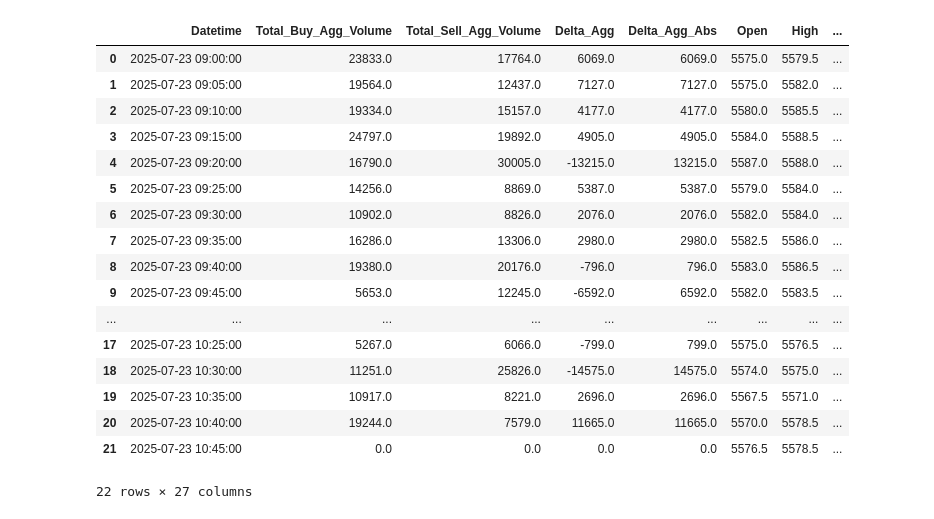
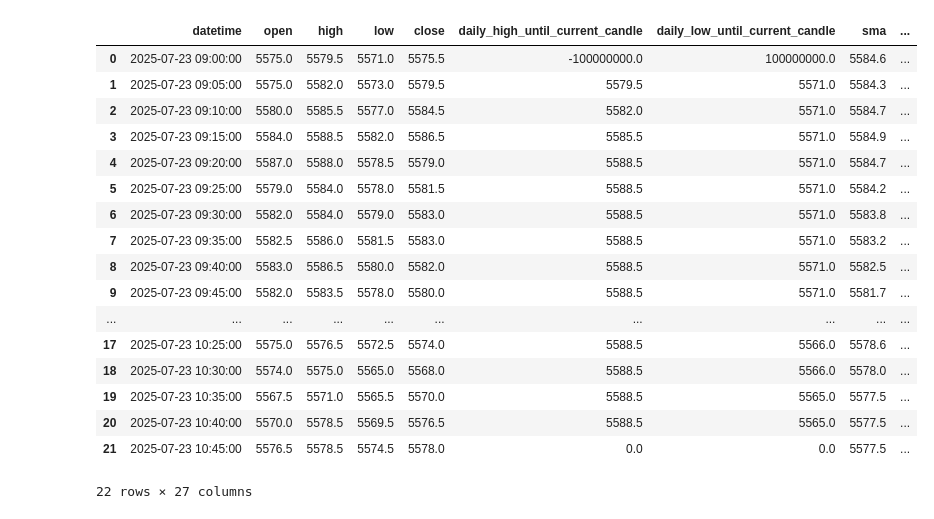
Before and after one commit to lucasfellipec/ml, a Jupyter notebook: ml.ipynb, the cells around one changed output. Cells and saved outputs as stored; diff of their text form; code cells hidden in the pictures.

```diff
--- a/ml.ipynb
+++ b/ml.ipynb
@@ -4,25 +4,25 @@ import plotly.graph_objects as go
 import numpy as np
 import seaborn as sns
 # %%
-df = pd.read_csv("tmp/debug.txt", delimiter="\t", low_memory=False)
-df["Datetime"] = pd.to_datetime(df["Datetime"])
+df = pd.read_csv("times_and_trades_bases/2025.07 inc/TT_NEG_WDO_2025_07_23 inc.txt.candles", delimiter="\t", low_memory=False)
+df["datetime"] = pd.to_datetime(df["datetime"])
 df
 # %% [output]
-|  | Datetime | Total_Buy_Agg_Volume | Total_Sell_Agg_Volume | Delta_Agg | Delta_Agg_Abs | Open | High | ... |
-| 0 | 2025-07-23 09:00:00 | 23833.0 | 17764.0 | 6069.0 | 6069.0 | 5575.0 | 5579.5 | ... |
-| 1 | 2025-07-23 09:05:00 | 19564.0 | 12437.0 | 7127.0 | 7127.0 | 5575.0 | 5582.0 | ... |
-| 2 | 2025-07-23 09:10:00 | 19334.0 | 15157.0 | 4177.0 | 4177.0 | 5580.0 | 5585.5 | ... |
-| 3 | 2025-07-23 09:15:00 | 24797.0 | 19892.0 | 4905.0 | 4905.0 | 5584.0 | 5588.5 | ... |
-| 4 | 2025-07-23 09:20:00 | 16790.0 | 30005.0 | -13215.0 | 13215.0 | 5587.0 | 5588.0 | ... |
-| 5 | 2025-07-23 09:25:00 | 14256.0 | 8869.0 | 5387.0 | 5387.0 | 5579.0 | 5584.0 | ... |
-| 6 | 2025-07-23 09:30:00 | 10902.0 | 8826.0 | 2076.0 | 2076.0 | 5582.0 | 5584.0 | ... |
-| 7 | 2025-07-23 09:35:00 | 16286.0 | 13306.0 | 2980.0 | 2980.0 | 5582.5 | 5586.0 | ... |
-| 8 | 2025-07-23 09:40:00 | 19380.0 | 20176.0 | -796.0 | 796.0 | 5583.0 | 5586.5 | ... |
-| 9 | 2025-07-23 09:45:00 | 5653.0 | 12245.0 | -6592.0 | 6592.0 | 5582.0 | 5583.5 | ... |
-| ... | ... | ... | ... | ... | ... | ... | ... | ... |
-| 17 | 2025-07-23 10:25:00 | 5267.0 | 6066.0 | -799.0 | 799.0 | 5575.0 | 5576.5 | ... |
-| 18 | 2025-07-23 10:30:00 | 11251.0 | 25826.0 | -14575.0 | 14575.0 | 5574.0 | 5575.0 | ... |
-| 19 | 2025-07-23 10:35:00 | 10917.0 | 8221.0 | 2696.0 | 2696.0 | 5567.5 | 5571.0 | ... |
-| 20 | 2025-07-23 10:40:00 | 19244.0 | 7579.0 | 11665.0 | 11665.0 | 5570.0 | 5578.5 | ... |
-| 21 | 2025-07-23 10:45:00 | 0.0 | 0.0 | 0.0 | 0.0 | 5576.5 | 5578.5 | ... |
+|  | datetime | open | high | low | close | daily_high_until_current_candle | daily_low_until_current_candle | sma | ... |
+| 0 | 2025-07-23 09:00:00 | 5575.0 | 5579.5 | 5571.0 | 5575.5 | -100000000.0 | 100000000.0 | 5584.6 | ... |
+| 1 | 2025-07-23 09:05:00 | 5575.0 | 5582.0 | 5573.0 | 5579.5 | 5579.5 | 5571.0 | 5584.3 | ... |
+| 2 | 2025-07-23 09:10:00 | 5580.0 | 5585.5 | 5577.0 | 5584.5 | 5582.0 | 5571.0 | 5584.7 | ... |
+| 3 | 2025-07-23 09:15:00 | 5584.0 | 5588.5 | 5582.0 | 5586.5 | 5585.5 | 5571.0 | 5584.9 | ... |
+| 4 | 2025-07-23 09:20:00 | 5587.0 | 5588.0 | 5578.5 | 5579.0 | 5588.5 | 5571.0 | 5584.7 | ... |
+| 5 | 2025-07-23 09:25:00 | 5579.0 | 5584.0 | 5578.0 | 5581.5 | 5588.5 | 5571.0 | 5584.2 | ... |
+| 6 | 2025-07-23 09:30:00 | 5582.0 | 5584.0 | 5579.0 | 5583.0 | 5588.5 | 5571.0 | 5583.8 | ... |
+| 7 | 2025-07-23 09:35:00 | 5582.5 | 5586.0 | 5581.5 | 5583.0 | 5588.5 | 5571.0 | 5583.2 | ... |
+| 8 | 2025-07-23 09:40:00 | 5583.0 | 5586.5 | 5580.0 | 5582.0 | 5588.5 | 5571.0 | 5582.5 | ... |
+| 9 | 2025-07-23 09:45:00 | 5582.0 | 5583.5 | 5578.0 | 5580.0 | 5588.5 | 5571.0 | 5581.7 | ... |
+| ... | ... | ... | ... | ... | ... | ... | ... | ... | ... |
+| 17 | 2025-07-23 10:25:00 | 5575.0 | 5576.5 | 5572.5 | 5574.0 | 5588.5 | 5566.0 | 5578.6 | ... |
+| 18 | 2025-07-23 10:30:00 | 5574.0 | 5575.0 | 5565.0 | 5568.0 | 5588.5 | 5566.0 | 5578.0 | ... |
+| 19 | 2025-07-23 10:35:00 | 5567.5 | 5571.0 | 5565.5 | 5570.0 | 5588.5 | 5565.0 | 5577.5 | ... |
+| 20 | 2025-07-23 10:40:00 | 5570.0 | 5578.5 | 5569.5 | 5576.5 | 5588.5 | 5565.0 | 5577.5 | ... |
+| 21 | 2025-07-23 10:45:00 | 5576.5 | 5578.5 | 5574.5 | 5578.0 | 0.0 | 0.0 | 5577.5 | ... |
 22 rows × 27 columns
```
Also changed, not shown: parts of 9 cells of this notebook, 9 other files.
